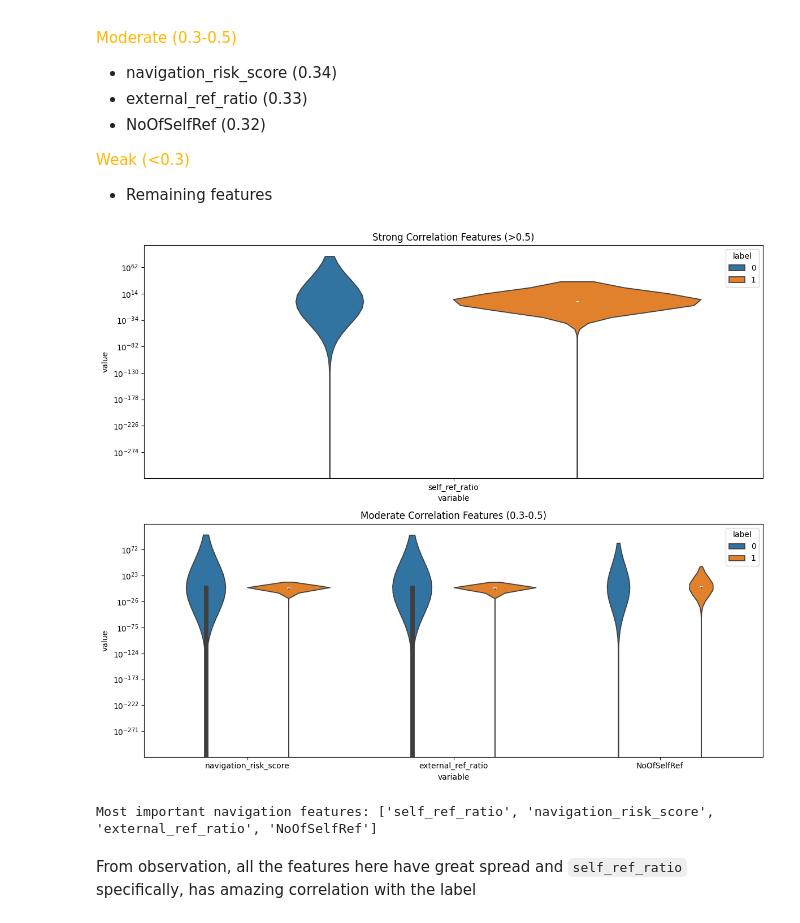
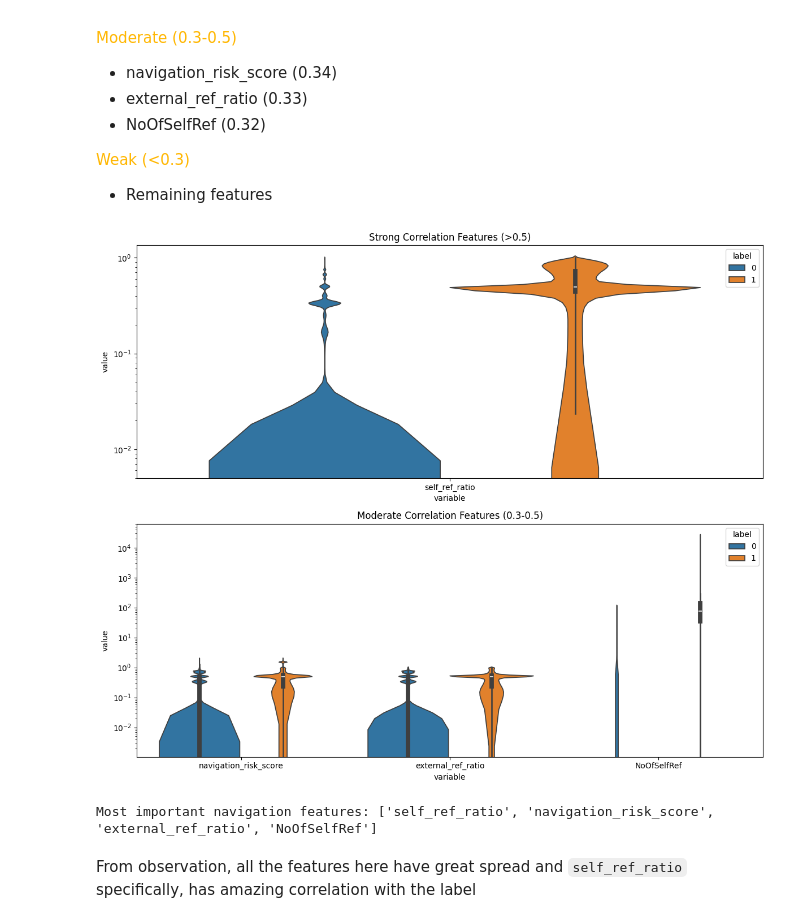
Before and after one commit to gjh0239/AITT-Assignment, a Jupyter notebook: Assignment/Assignment.ipynb, the cells around one changed output. Drawn from its saved outputs; the diff is of its cells as text; code cells hidden in the pictures.

```diff
--- a/Assignment/Assignment.ipynb
+++ b/Assignment/Assignment.ipynb
@@ -3052,53 +3053,71 @@ Name: label, dtype: float64
 - Remaining features
 # %%
 def visualize_navigation_correlations(df):
-	"""Visualize navigation feature correlations by strength using violin plots"""
+	"""
+	Visualize navigation feature correlations by correlation strength using violin plots.
 
-	# Group features
-	strong_features = ['self_ref_ratio']
-	moderate_features = ['navigation_risk_score', 'external_ref_ratio', 'NoOfSelfRef']
+	Parameters:
+	-----------
+	df : pandas.DataFrame
+		DataFrame containing navigation features and phishing labels
+		Required columns: ['self_ref_ratio', 'navigation_risk_score',
+						 'external_ref_ratio', 'NoOfSelfRef', 'label']
 
-	# Create visualization
+	Returns:
+	--------
+	list
+		List of important navigation features by correlation strength
+	"""
+	# Define feature groups by correlation strength
+	strong_features = ['self_ref_ratio']  # >0.5
+	moderate_features = [  # 0.3-0.5
+		'navigation_risk_score',
+		'external_ref_ratio',
+		'NoOfSelfRef'
+	]
+
+	# Create figure with two subplots vertically stacked
 	fig, axes = plt.subplots(2, 1, figsize=(12, 10))
 
-	# Strong correlations
-	axes[0].set_yscale('log')  # Add log scale
+	# Plot features with strong correlations
 	sns.violinplot(
 		data=df.melt(
 			id_vars=['label'],
 			value_vars=strong_features
 		),
 		x='variable',
 		y='value',
 		hue='label',
 		ax=axes[0]
 	)
 	axes[0].set_title('Strong Correlation Features (>0.5)')
+	axes[0].set_yscale('log')
 
-	# Moderate correlations with log scale
-	axes[1].set_yscale('log')  # Add log scale
+	# Plot features with moderate correlations
 	sns.violinplot(
 		data=df.melt(
 			id_vars=['label'],
 			value_vars=moderate_features
 		),
 		x='variable',
 		y='value',
 		hue='label',
 		ax=axes[1]
 	)
 	axes[1].set_title('Moderate Correlation Features (0.3-0.5)')
+	axes[1].set_yscale('log')
 
 	plt.tight_layout()
 	plt.show()
 
+	# Return all important features
 	return strong_features + moderate_features
 
 # Execute visualization
 important_navigation_features = visualize_navigation_correlations(df)
 print("Most important navigation features:", important_navigation_features)
 # %% [output]
-[figure, old version]
+[figure, new version]
 Most important navigation features: ['self_ref_ratio', 'navigation_risk_score', 'external_ref_ratio', 'NoOfSelfRef']
 # %% [markdown]
 From observation, all the features here have great spread and `self_ref_ratio` specifically, has amazing correlation with the label
```
Also changed, not shown: parts of 22 cells of this notebook.
